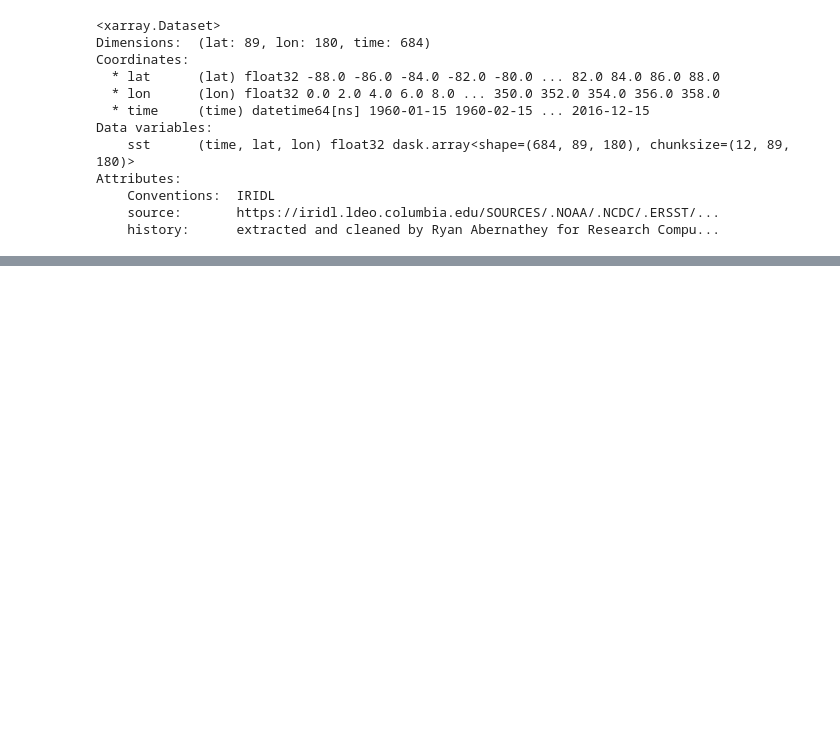
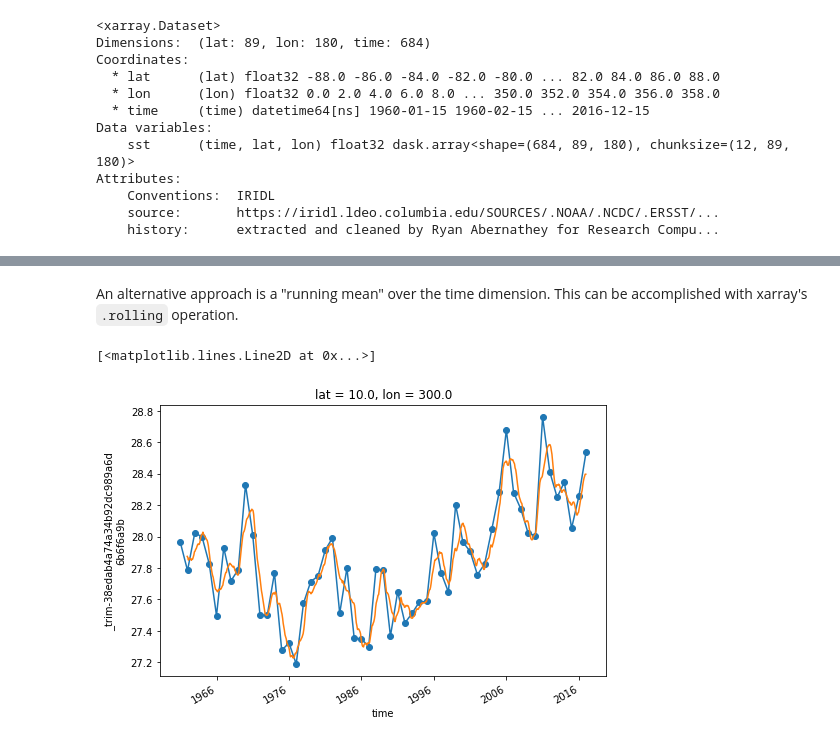
Before and after one commit to pangeo-data/pangeo-tutorial, a Jupyter notebook: notebooks/xarray.ipynb, the cells around one changed output, grey strips where cells are left out. Saved outputs shown, nothing was run; the diff lists cells and outputs as text; code cells hidden in the pictures; blank space fills up the shorter version.

```diff
--- a/notebooks/xarray.ipynb
+++ b/notebooks/xarray.ipynb
@@ -442,0 +471,10 @@ sst_cor.plot(transform=ccrs.PlateCarree(),
+# %% [markdown]
+An alternative approach is a "running mean" over the time dimension.
+This can be accomplished with xarray's `.rolling` operation.
+# %%
+sst_ts_rolling = sst_ts.rolling(time=24).mean(dim='time', centered=True)
+sst_ts_annual.plot(marker='o')
+sst_ts_rolling.plot()
+# %% [output]
+[<matplotlib.lines.Line2D at 0x...>]
+[figure, added]
```
Also changed, not shown: parts of 19 cells of this notebook.
